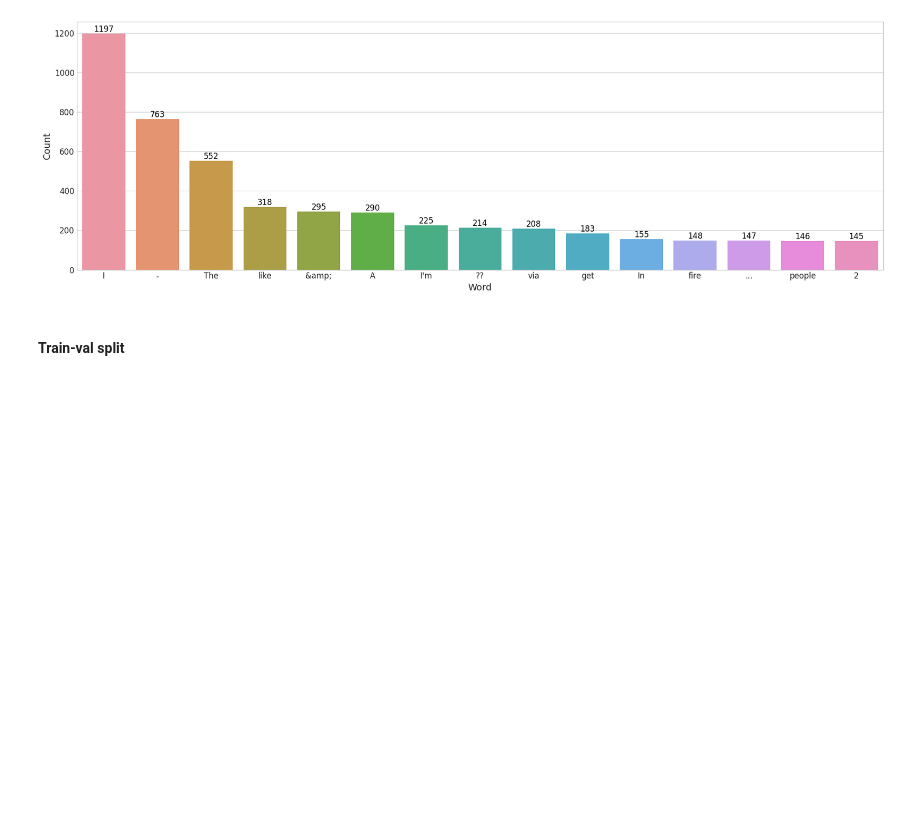
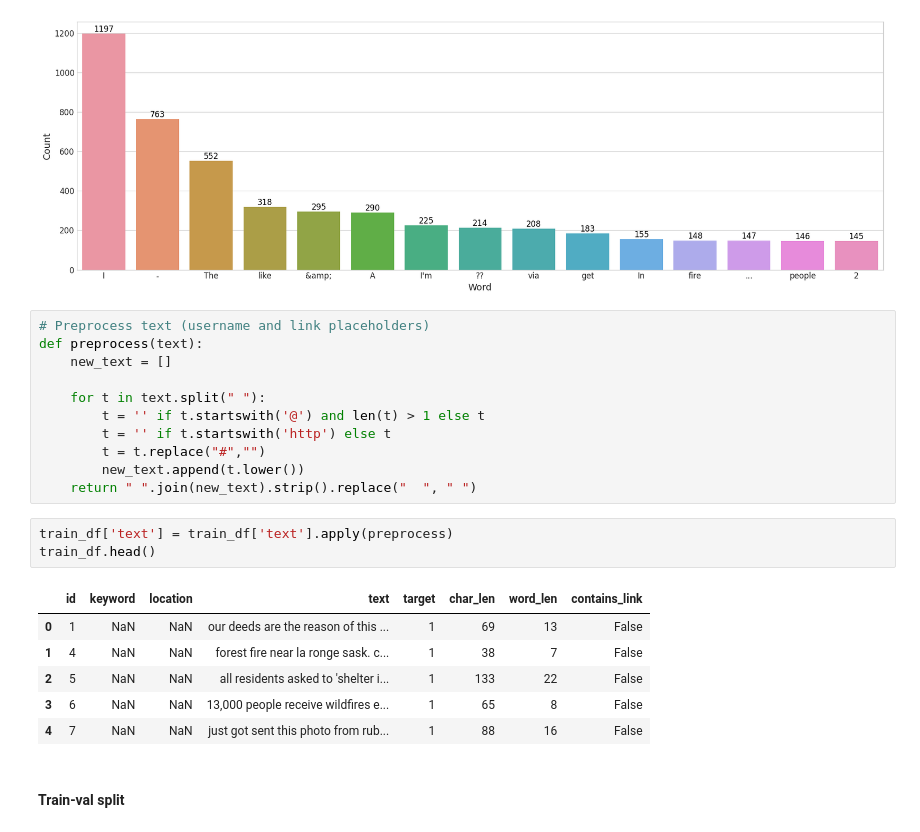
Before and after one commit to dibkb/mnist, a Jupyter notebook: disaster-tweets.ipynb, the cells around one changed output. Saved outputs shown, nothing was run; the diff lists cells and outputs as text; blank space fills up the shorter version.

```diff
--- a/disaster-tweets.ipynb
+++ b/disaster-tweets.ipynb
@@ -249,6 +249,27 @@ plotwords(stop_words_cnt)
 plotwords(nonstop_words_cnt)
 # %% [output]
 [figure]
+# %%
+# Preprocess text (username and link placeholders)
+def preprocess(text):
+    new_text = []
+
+    for t in text.split(" "):
+        t = '' if t.startswith('@') and len(t) > 1 else t
+        t = '' if t.startswith('http') else t
+        t = t.replace("#","")
+        new_text.append(t.lower())
+    return " ".join(new_text).strip().replace("  ", " ")
+# %%
+train_df['text'] = train_df['text'].apply(preprocess)
+train_df.head()
+# %% [output]
+|  | id | keyword | location | text | target | char_len | word_len | contains_link |
+| 0 | 1 | NaN | NaN | our deeds are the reason of this ... | 1 | 69 | 13 | False |
+| 1 | 4 | NaN | NaN | forest fire near la ronge sask. c... | 1 | 38 | 7 | False |
+| 2 | 5 | NaN | NaN | all residents asked to 'shelter i... | 1 | 133 | 22 | False |
+| 3 | 6 | NaN | NaN | 13,000 people receive wildfires e... | 1 | 65 | 8 | False |
+| 4 | 7 | NaN | NaN | just got sent this photo from rub... | 1 | 88 | 16 | False |
 # %% [markdown]
 #### Train-val split
 # %%
```
Also changed, not shown: parts of 31 cells of this notebook.
